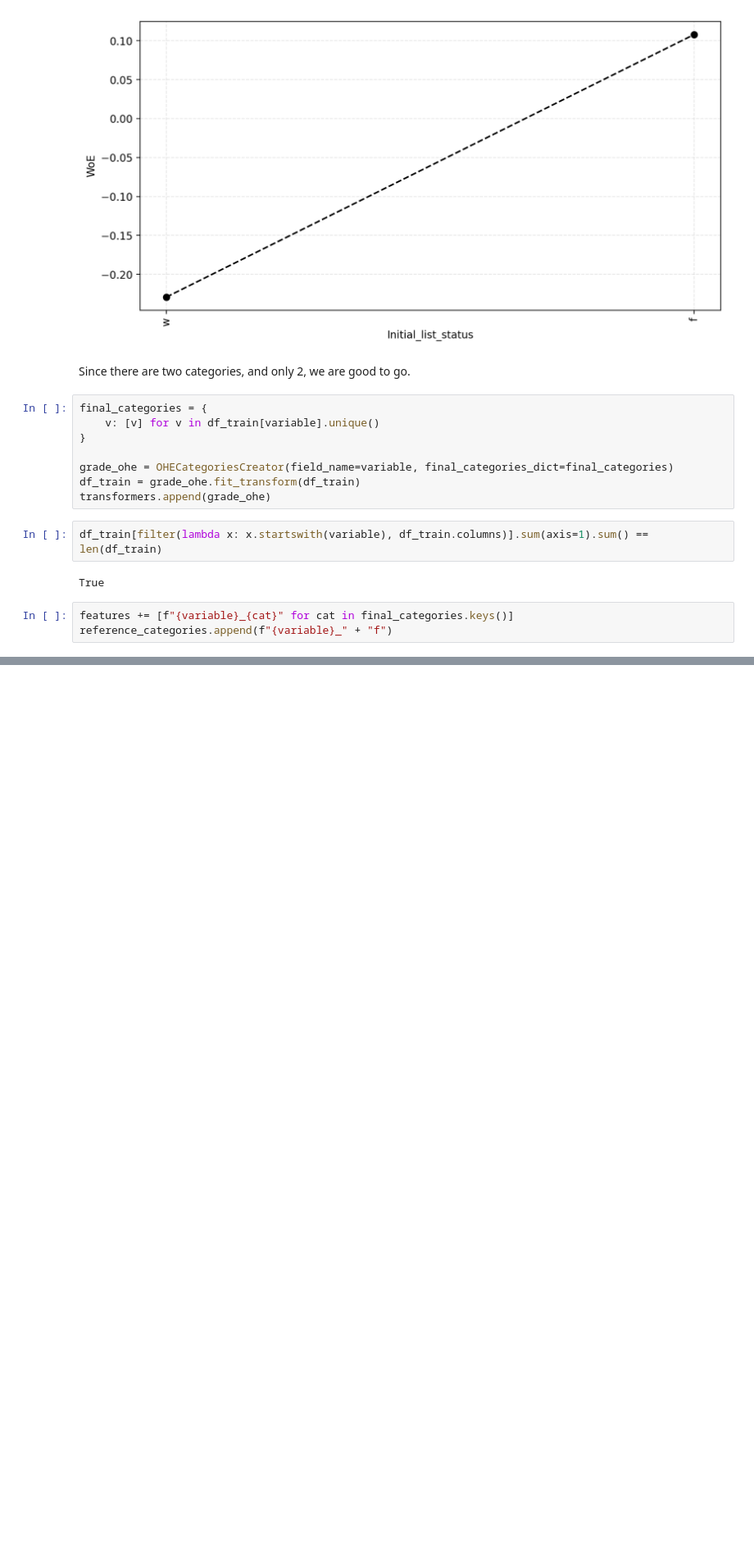
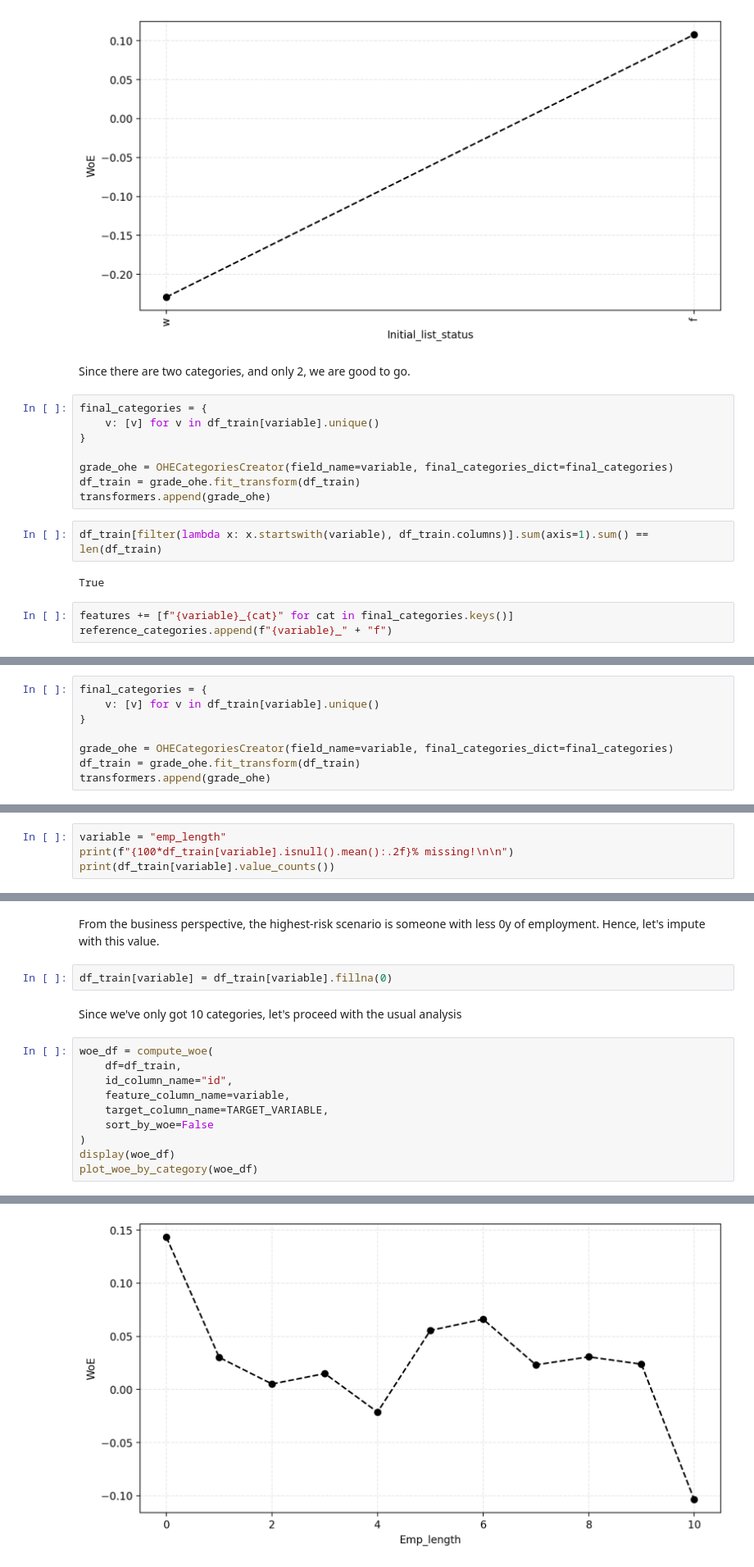
Before and after one commit to gfluz94/credit-risk-modeling, a Jupyter notebook: notebooks/General Outline PD Model.ipynb, the cells around one changed output, grey strips where cells are left out. Shown at 82% size. Saved outputs shown, nothing was run; the diff lists cells and outputs as text; blank space fills up the shorter version.

```diff
--- a/notebooks/General Outline PD Model.ipynb
+++ b/notebooks/General Outline PD Model.ipynb
@@ -531,0 +618,8 @@ reference_categories.append(f"{variable}_" + "f")
+# %%
+final_categories = {
+    v: [v] for v in df_train[variable].unique()
+}
+
+grade_ohe = OHECategoriesCreator(field_name=variable, final_categories_dict=final_categories)
+df_train = grade_ohe.fit_transform(df_train)
+transformers.append(grade_ohe)
@@ -531,0 +631,4 @@ reference_categories.append(f"{variable}_" + "f")
+# %%
+variable = "emp_length"
+print(f"{100*df_train[variable].isnull().mean():.2f}% missing!\n\n")
+print(df_train[variable].value_counts())
@@ -531,0 +651,17 @@ reference_categories.append(f"{variable}_" + "f")
+# %% [markdown]
+From the business perspective, the highest-risk scenario is someone with less 0y of employment. Hence, let's impute with this value.
+# %%
+df_train[variable] = df_train[variable].fillna(0)
+# %% [markdown]
+Since we've only got 10 categories, let's proceed with the usual analysis
+# %%
+woe_df = compute_woe(
+    df=df_train,
+    id_column_name="id",
+    feature_column_name=variable,
+    target_column_name=TARGET_VARIABLE,
+    sort_by_woe=False
+)
+display(woe_df)
+plot_woe_by_category(woe_df)
+# %% [output]
@@ -531,0 +681 @@ reference_categories.append(f"{variable}_" + "f")
+[figure, added]
```
Also changed, not shown: parts of 105 cells of this notebook.
